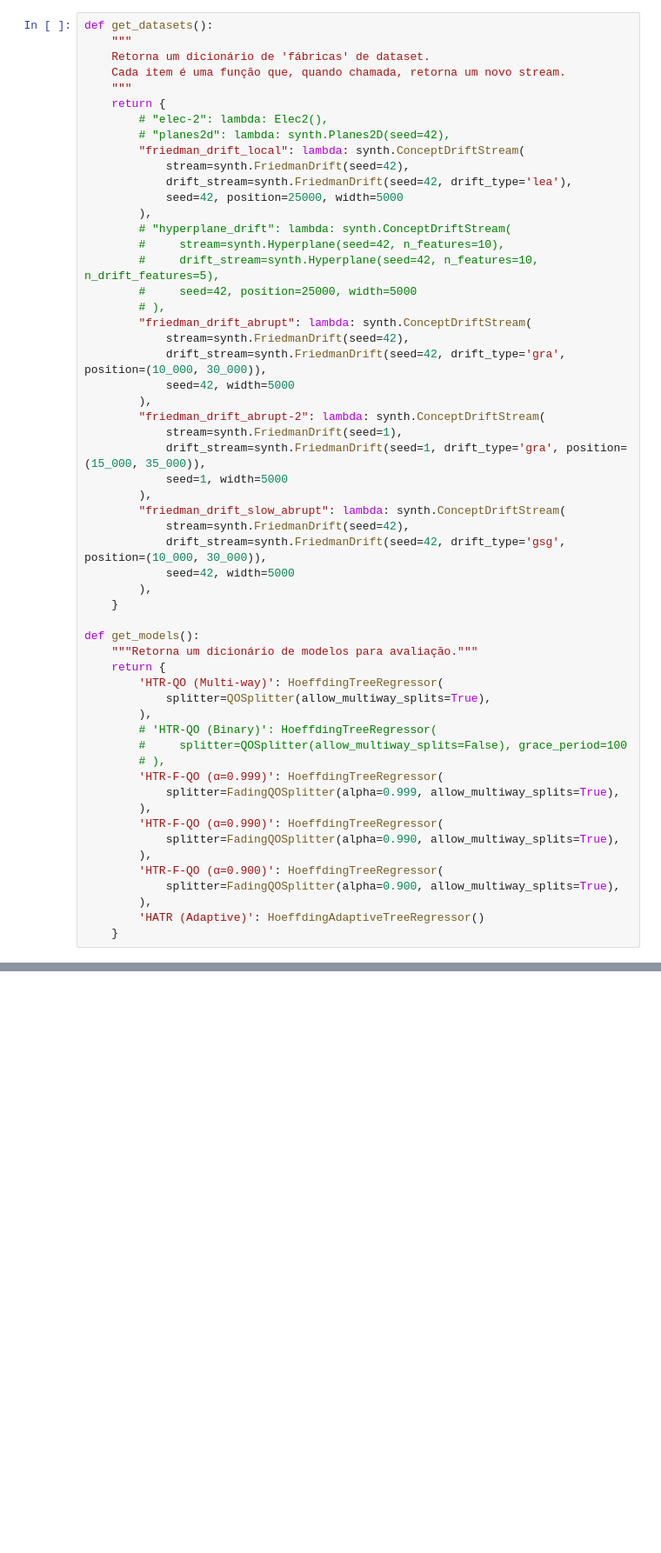
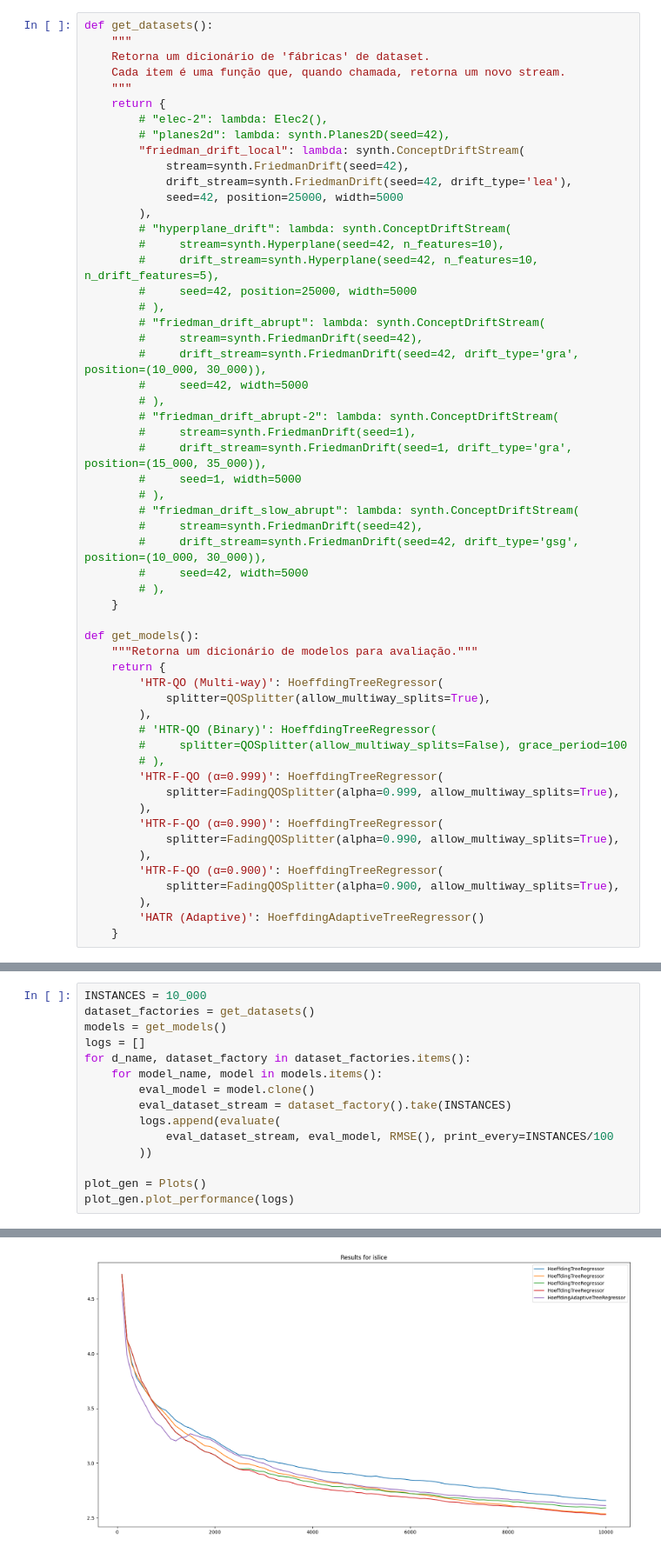
Before and after one commit to caiogimenes/river-evaluate, a Jupyter notebook: new_evaluate.ipynb, the cells around one changed output, grey strips where cells are left out. Shown at 87% size. Saved outputs shown, nothing was run; the diff lists cells and outputs as text; blank space fills up the shorter version.

Commit message:
add Plots class to generate performance plots

```diff
--- a/new_evaluate.ipynb
+++ b/new_evaluate.ipynb
@@ -69,21 +69,21 @@ def get_datasets():
         #     drift_stream=synth.Hyperplane(seed=42, n_features=10, n_drift_features=5),
         #     seed=42, position=25000, width=5000
         # ),
-        "friedman_drift_abrupt": lambda: synth.ConceptDriftStream(
-            stream=synth.FriedmanDrift(seed=42),
-            drift_stream=synth.FriedmanDrift(seed=42, drift_type='gra', position=(10_000, 30_000)),
-            seed=42, width=5000
-        ),
-        "friedman_drift_abrupt-2": lambda: synth.ConceptDriftStream(
-            stream=synth.FriedmanDrift(seed=1),
-            drift_stream=synth.FriedmanDrift(seed=1, drift_type='gra', position=(15_000, 35_000)),
-            seed=1, width=5000
-        ),
-        "friedman_drift_slow_abrupt": lambda: synth.ConceptDriftStream(
-            stream=synth.FriedmanDrift(seed=42),
-            drift_stream=synth.FriedmanDrift(seed=42, drift_type='gsg', position=(10_000, 30_000)),
-            seed=42, width=5000
-        ),
+        # "friedman_drift_abrupt": lambda: synth.ConceptDriftStream(
+        #     stream=synth.FriedmanDrift(seed=42),
+        #     drift_stream=synth.FriedmanDrift(seed=42, drift_type='gra', position=(10_000, 30_000)),
+        #     seed=42, width=5000
+        # ),
+        # "friedman_drift_abrupt-2": lambda: synth.ConceptDriftStream(
+        #     stream=synth.FriedmanDrift(seed=1),
+        #     drift_stream=synth.FriedmanDrift(seed=1, drift_type='gra', position=(15_000, 35_000)),
+        #     seed=1, width=5000
+        # ),
+        # "friedman_drift_slow_abrupt": lambda: synth.ConceptDriftStream(
+        #     stream=synth.FriedmanDrift(seed=42),
+        #     drift_stream=synth.FriedmanDrift(seed=42, drift_type='gsg', position=(10_000, 30_000)),
+        #     seed=42, width=5000
+        # ),
     }
 
 def get_models():
@@ -108,0 +111,16 @@ def get_models():
+# %%
+INSTANCES = 10_000
+dataset_factories = get_datasets()
+models = get_models()
+logs = []
+for d_name, dataset_factory in dataset_factories.items():
+    for model_name, model in models.items():
+        eval_model = model.clone()
+        eval_dataset_stream = dataset_factory().take(INSTANCES)
+        logs.append(evaluate(
+            eval_dataset_stream, eval_model, RMSE(), print_every=INSTANCES/100
+        ))
+
+plot_gen = Plots()
+plot_gen.plot_performance(logs)
+# %% [output]
@@ -109,3 +137,4 @@ def get_models():
+[figure, added]
 # %%
 # --- Execução Principal ---
 INSTANCES = 100_000
```
Also changed, not shown: parts of 4 cells of this notebook, 2 other files.
